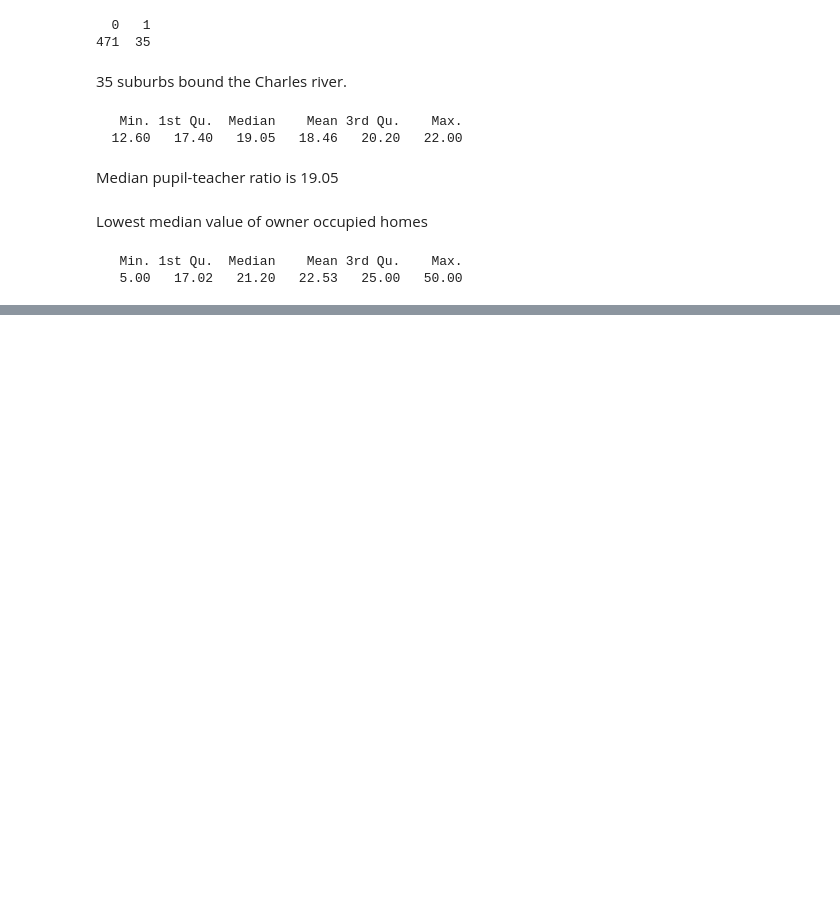
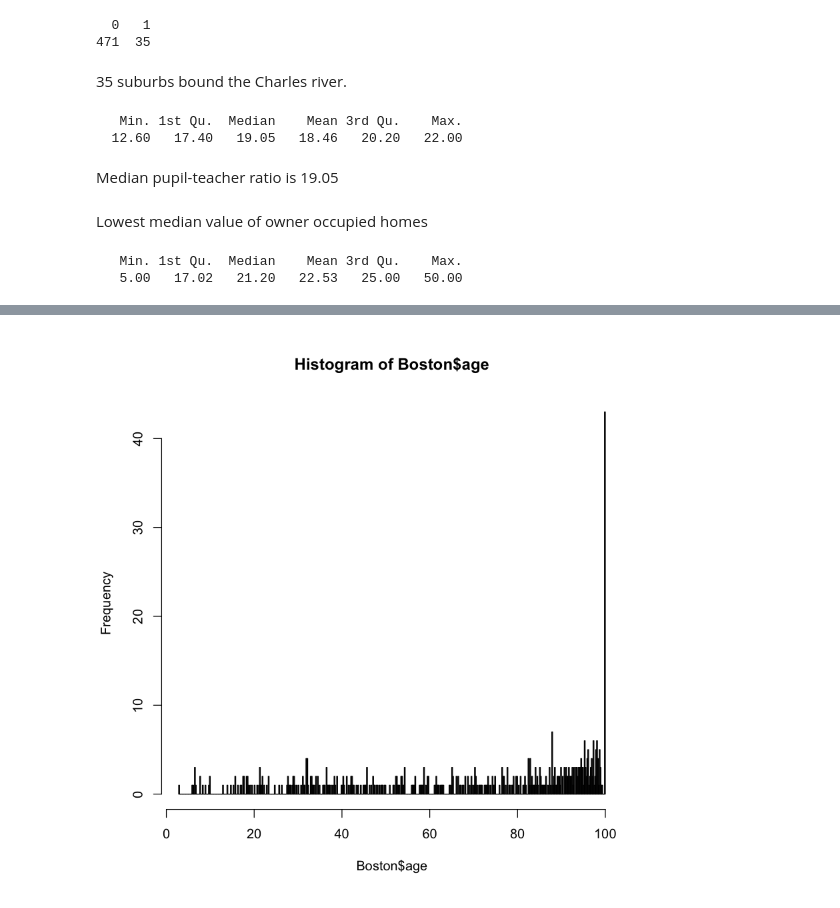
Before and after one commit to miwojc/ISL-ch2, a Jupyter notebook: ch2-ex-app.ipynb, the cells around one changed output, grey strips where cells are left out. Saved outputs shown, nothing was run; the diff lists cells and outputs as text; code cells hidden in the pictures; blank space fills up the shorter version.

```diff
--- a/ch2-ex-app.ipynb
+++ b/ch2-ex-app.ipynb
@@ -534,0 +537,4 @@ Boston$age[Boston$medv==5.00]
+# %%
+hist(Boston$age, breaks=506)
+# %% [output]
+[figure, added]
```
Also changed, not shown: parts of 13 cells of this notebook.
